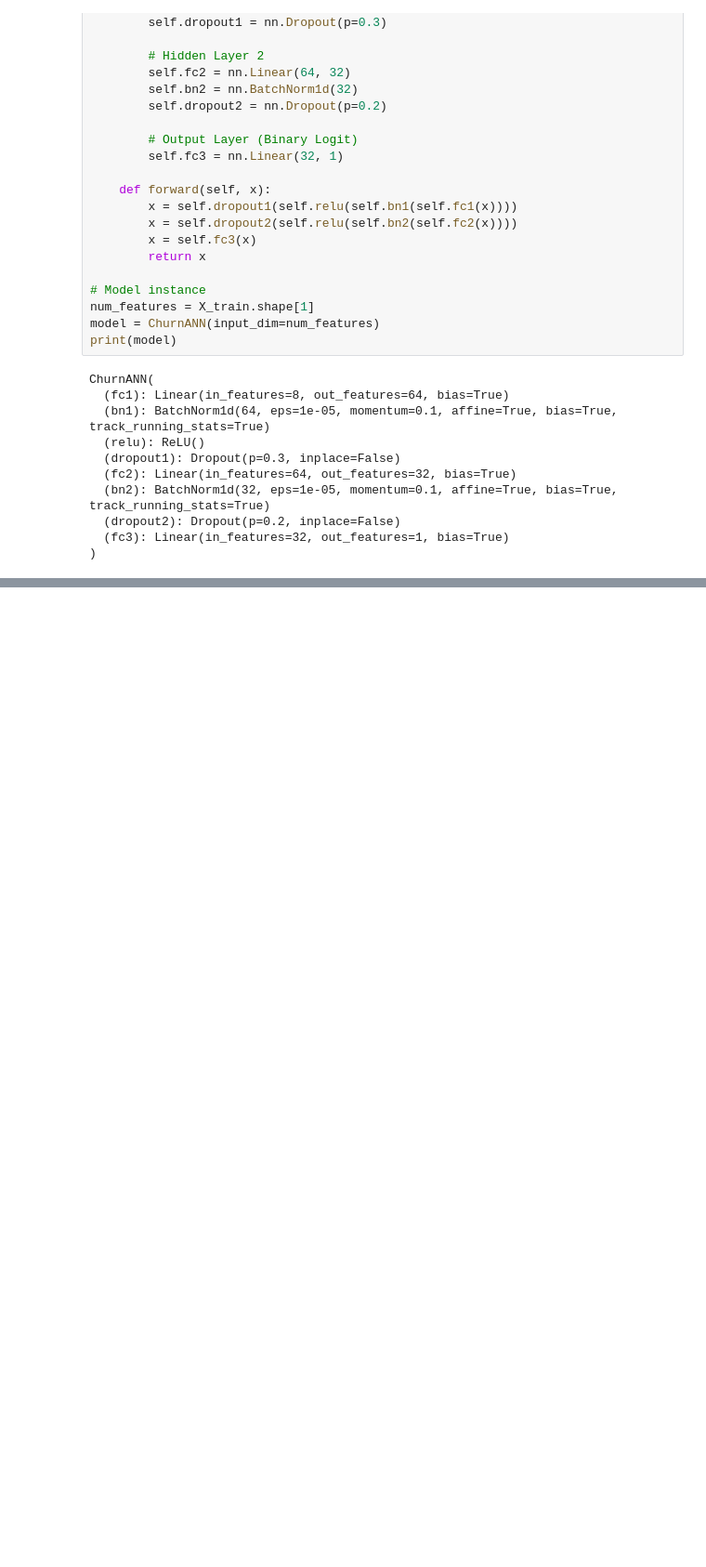
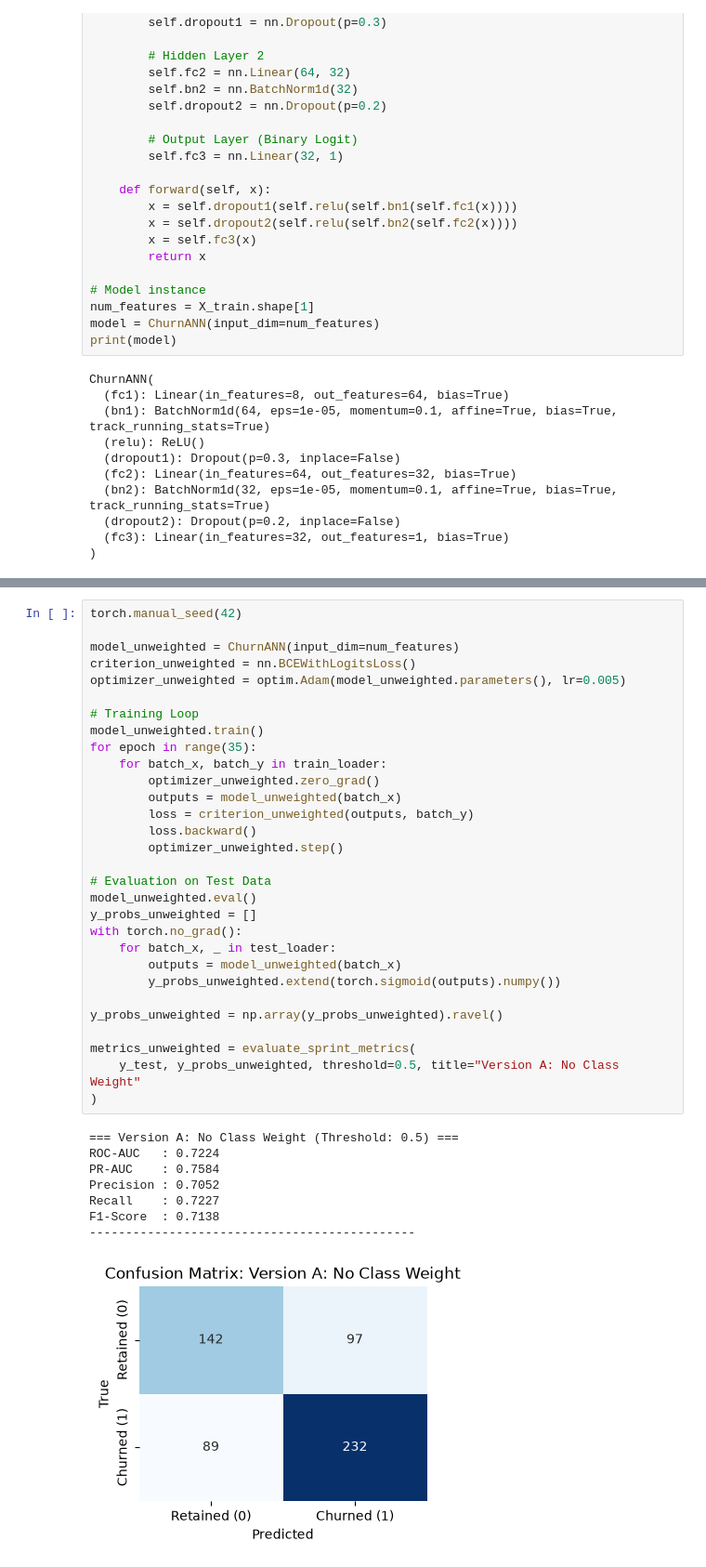
Before and after one commit to RezaOfficial0/EO-chur-saas, a Jupyter notebook: notebooks/ann_churn_model.ipynb, the cells around one changed output, grey strips where cells are left out. Shown at 93% size. Drawn from its saved outputs; the diff is of its cells as text; blank space fills up the shorter version.

Commit message:
feat: implement modular churn pipeline with defensive error handling

```diff
--- a/notebooks/ann_churn_model.ipynb
+++ b/notebooks/ann_churn_model.ipynb
@@ -365,0 +275,39 @@ Calculated Precision: 0.68 (Target: > 0.60)
+# %%
+torch.manual_seed(42)
+
+model_unweighted = ChurnANN(input_dim=num_features)
+criterion_unweighted = nn.BCEWithLogitsLoss()
+optimizer_unweighted = optim.Adam(model_unweighted.parameters(), lr=0.005)
+
+# Training Loop
+model_unweighted.train()
+for epoch in range(35):
+    for batch_x, batch_y in train_loader:
+        optimizer_unweighted.zero_grad()
+        outputs = model_unweighted(batch_x)
+        loss = criterion_unweighted(outputs, batch_y)
+        loss.backward()
+        optimizer_unweighted.step()
+
+# Evaluation on Test Data
+model_unweighted.eval()
+y_probs_unweighted = []
+with torch.no_grad():
+    for batch_x, _ in test_loader:
+        outputs = model_unweighted(batch_x)
+        y_probs_unweighted.extend(torch.sigmoid(outputs).numpy())
+
+y_probs_unweighted = np.array(y_probs_unweighted).ravel()
+
+metrics_unweighted = evaluate_sprint_metrics(
+    y_test, y_probs_unweighted, threshold=0.5, title="Version A: No Class Weight"
+)
+# %% [output]
+=== Version A: No Class Weight (Threshold: 0.5) ===
+ROC-AUC   : 0.7224
+PR-AUC    : 0.7584
+Precision : 0.7052
+Recall    : 0.7227
+F1-Score  : 0.7138
+---------------------------------------------
+[figure, added]
```
Also changed, not shown: parts of 6 cells of this notebook, 9 other files.
